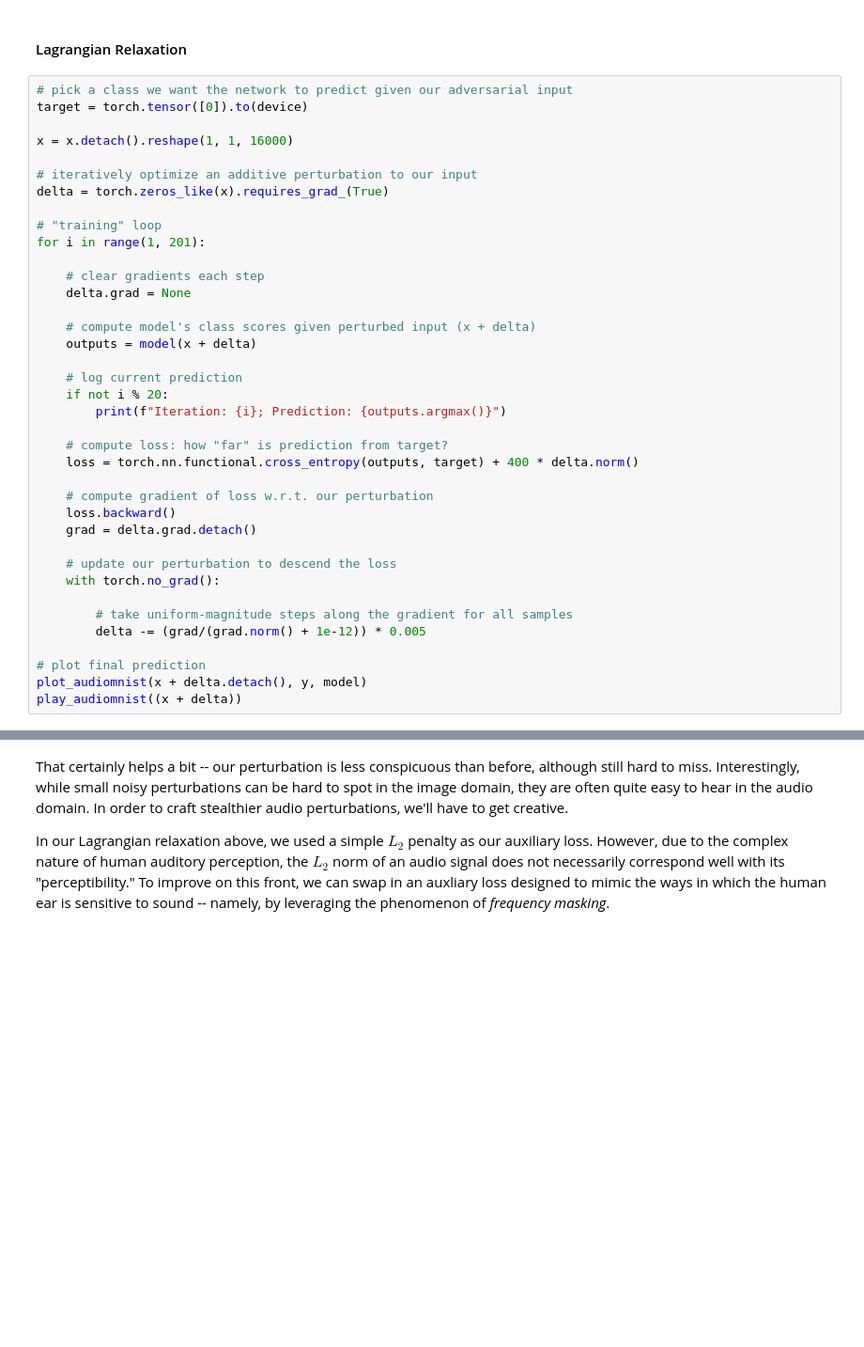
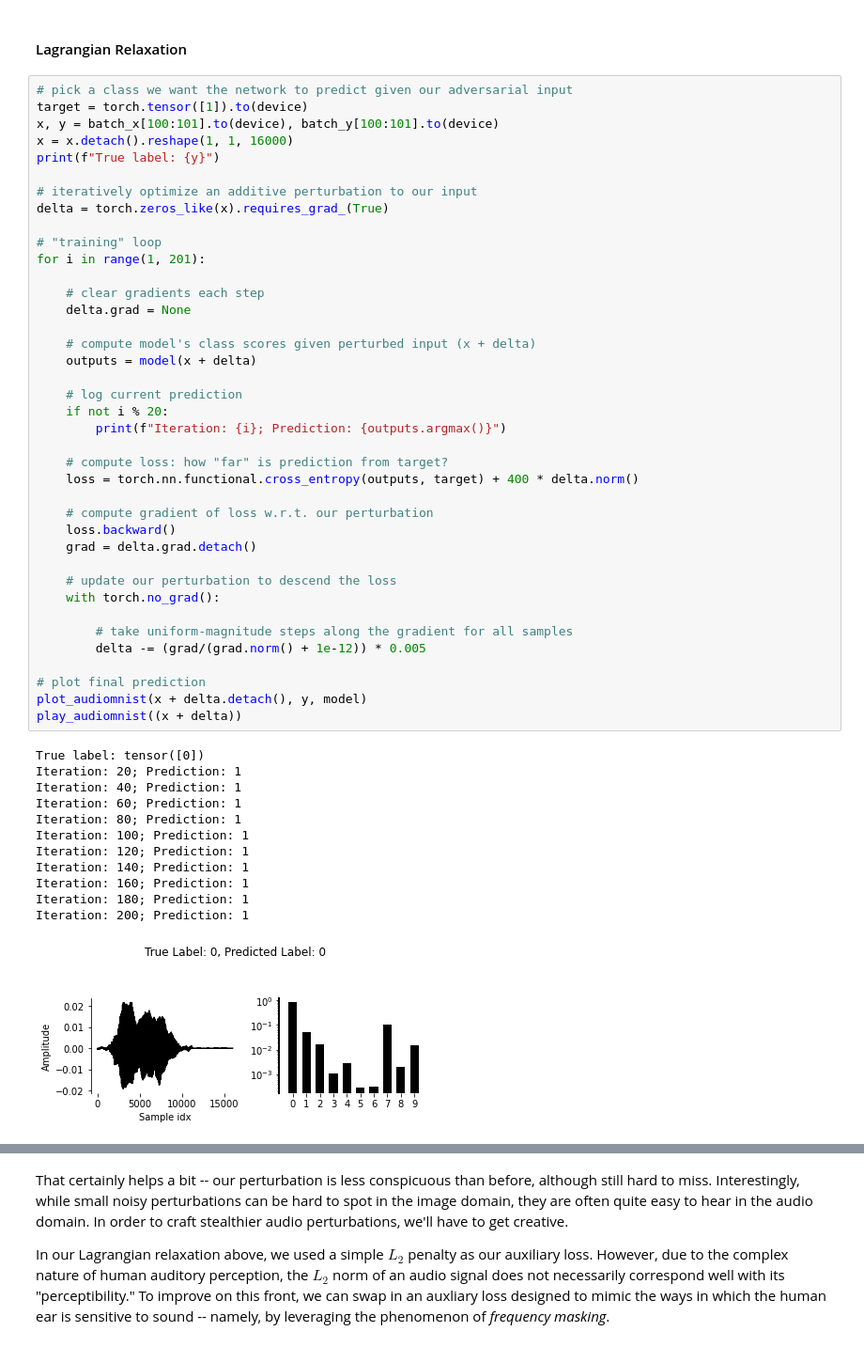
Before and after one commit to cs449f23/lectures, a Jupyter notebook: notebooks/4_adversarial.ipynb, the cells around one changed output, grey strips where cells are left out. Shown: that part at 94% size. Cells and saved outputs as stored; diff of their text form; blank space fills up the shorter version.

```diff
--- a/notebooks/4_adversarial.ipynb
+++ b/notebooks/4_adversarial.ipynb
@@ -552,39 +573,53 @@ Note that we had to carefully pick our step size and allow sufficient iterations
 #### Lagrangian Relaxation
 # %%
 # pick a class we want the network to predict given our adversarial input
-target = torch.tensor([0]).to(device)
-
+target = torch.tensor([1]).to(device)
+x, y = batch_x[100:101].to(device), batch_y[100:101].to(device)
 x = x.detach().reshape(1, 1, 16000)
+print(f"True label: {y}")
 
 # iteratively optimize an additive perturbation to our input
 delta = torch.zeros_like(x).requires_grad_(True)
 
 # "training" loop
 for i in range(1, 201):
 
     # clear gradients each step
     delta.grad = None
 
     # compute model's class scores given perturbed input (x + delta)
     outputs = model(x + delta)
 
     # log current prediction
     if not i % 20:
         print(f"Iteration: {i}; Prediction: {outputs.argmax()}")
 
     # compute loss: how "far" is prediction from target?
     loss = torch.nn.functional.cross_entropy(outputs, target) + 400 * delta.norm()
 
     # compute gradient of loss w.r.t. our perturbation
     loss.backward()
     grad = delta.grad.detach()
 
     # update our perturbation to descend the loss
     with torch.no_grad():
 
         # take uniform-magnitude steps along the gradient for all samples
         delta -= (grad/(grad.norm() + 1e-12)) * 0.005
 
 # plot final prediction
 plot_audiomnist(x + delta.detach(), y, model)
 play_audiomnist((x + delta))
+# %% [output]
+True label: tensor([0])
+Iteration: 20; Prediction: 1
+Iteration: 40; Prediction: 1
+Iteration: 60; Prediction: 1
+Iteration: 80; Prediction: 1
+Iteration: 100; Prediction: 1
+Iteration: 120; Prediction: 1
+Iteration: 140; Prediction: 1
+Iteration: 160; Prediction: 1
+Iteration: 180; Prediction: 1
+Iteration: 200; Prediction: 1
+[figure, added]
```
Also changed, not shown: parts of 11 cells of this notebook.
